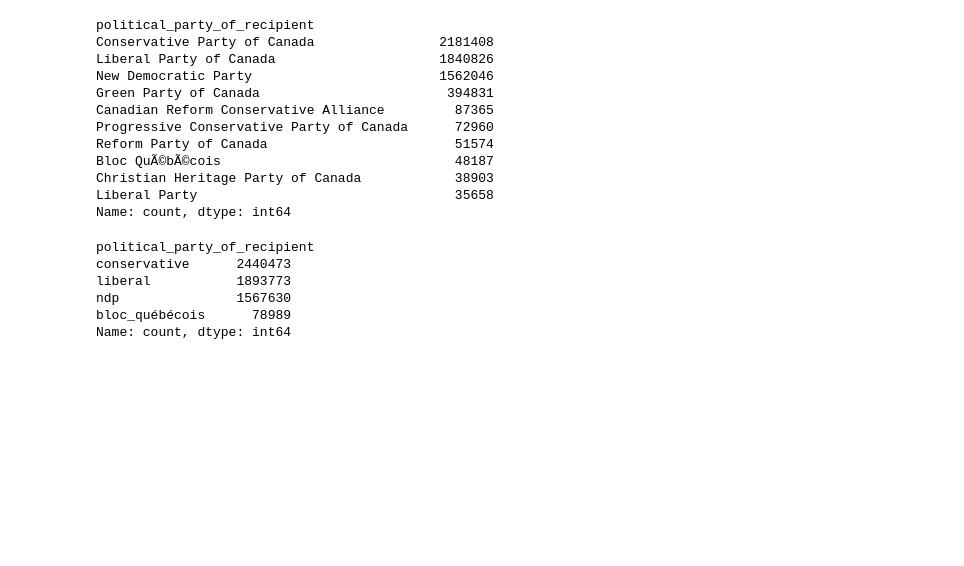
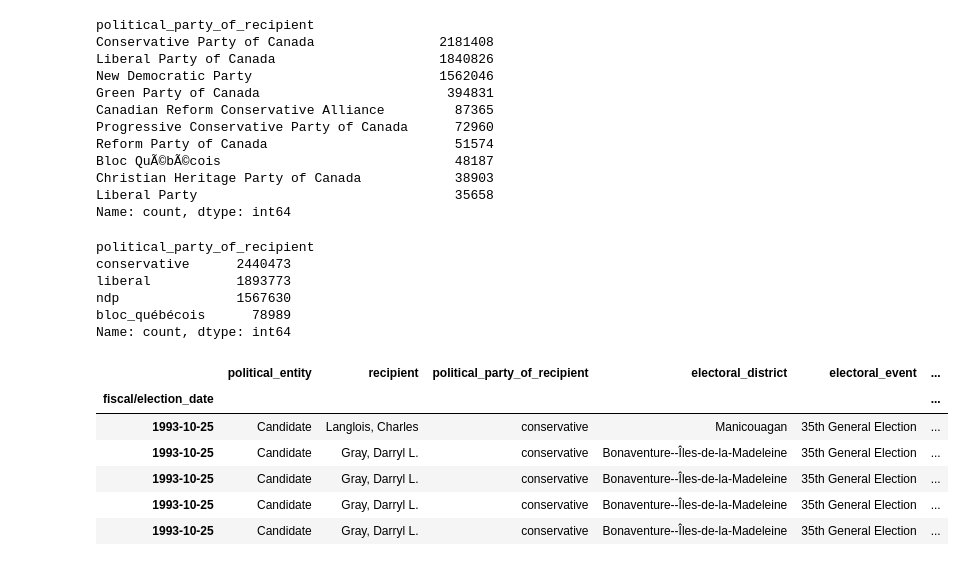
Before and after one commit to WillowTurcot/contribution_forcasting, a Jupyter notebook: 01_cleaning.ipynb, the cells around one changed output. Drawn from its saved outputs; the diff is of its cells as text; code cells hidden in the pictures; blank space fills up the shorter version.

```diff
--- a/01_cleaning.ipynb
+++ b/01_cleaning.ipynb
@@ -813,7 +813,7 @@ canada_contribution_data.tail(3)
 election_years = {1993,1997,2000, 2004, 2006, 2008, 2011, 2015, 2019, 2021}
 # %%
 #create list with election years
-election_years_list = [1993,1997,2000, 2004, 2006, 2008, 2011, 2015, 2019, 2021]
+election_years_list = []
 
 #loop through df and create a list with 1 for row in an election year and 0 if not
 for y in canada_contribution_data.index.year:
@@ -941,3 +941,13 @@ liberal           1893773
 ndp               1567630
 bloc_québécois      78989
 Name: count, dtype: int64
+# %%
+canada_contribution_data.head()
+# %% [output]
+|  | political_entity | recipient | political_party_of_recipient | electoral_district | electoral_event | ... |
+| fiscal/election_date |  |  |  |  |  | ... |
+| 1993-10-25 | Candidate | Langlois, Charles | conservative | Manicouagan | 35th General Election | ... |
+| 1993-10-25 | Candidate | Gray, Darryl L. | conservative | Bonaventure--Îles-de-la-Madeleine | 35th General Election | ... |
+| 1993-10-25 | Candidate | Gray, Darryl L. | conservative | Bonaventure--Îles-de-la-Madeleine | 35th General Election | ... |
+| 1993-10-25 | Candidate | Gray, Darryl L. | conservative | Bonaventure--Îles-de-la-Madeleine | 35th General Election | ... |
+| 1993-10-25 | Candidate | Gray, Darryl L. | conservative | Bonaventure--Îles-de-la-Madeleine | 35th General Election | ... |
```
Also changed, not shown: parts of 13 cells of this notebook, 6 other files.
